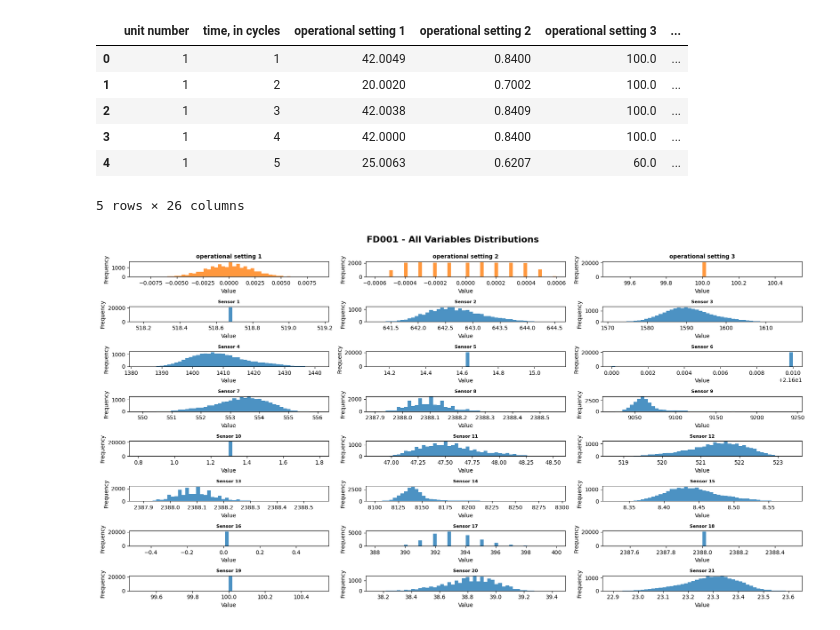
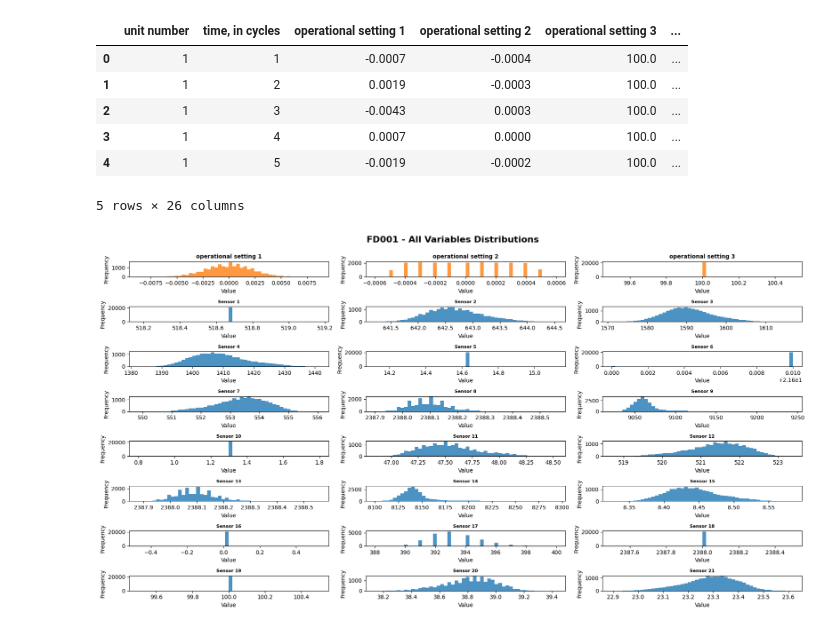
Before and after one commit to aminhm/NASA-Turbofan-A2, a Jupyter notebook: data distribution.ipynb, the cells around one changed output. Cells and saved outputs as stored; diff of their text form; code cells hidden in the pictures.

```diff
--- a/data distribution.ipynb
+++ b/data distribution.ipynb
@@ -3,35 +3,30 @@ import os
 import pandas as pd
 import matplotlib.pyplot as plt
 # %%
-
-
-# === Setup ===
-DATA_DIR = "data"
+data_dir = "data"
 datasets = ["FD001", "FD002", "FD003", "FD004"]
 
 columns = [
     "unit number",
     "time, in cycles",
     "operational setting 1",
     "operational setting 2",
     "operational setting 3",
     *(f"sensor measurement {i}" for i in range(1, 22)),
 ]
 
-# === Load all datasets into dictionary ===
 train_sets = {}
 for ds in datasets:
-    path = os.path.join(DATA_DIR, f"train_{ds}.txt")
+    path = os.path.join(data_dir, f"train_{ds}.txt")
     train_sets[ds] = pd.read_csv(path, sep="\s+", header=None, names=columns)
 
-
-train_sets["FD004"].head()
+train_sets["FD001"].head()
 # %% [output]
 |  | unit number | time, in cycles | operational setting 1 | operational setting 2 | operational setting 3 | ... |
-| 0 | 1 | 1 | 42.0049 | 0.8400 | 100.0 | ... |
-| 1 | 1 | 2 | 20.0020 | 0.7002 | 100.0 | ... |
-| 2 | 1 | 3 | 42.0038 | 0.8409 | 100.0 | ... |
-| 3 | 1 | 4 | 42.0000 | 0.8400 | 100.0 | ... |
-| 4 | 1 | 5 | 25.0063 | 0.6207 | 60.0 | ... |
+| 0 | 1 | 1 | -0.0007 | -0.0004 | 100.0 | ... |
+| 1 | 1 | 2 | 0.0019 | -0.0003 | 100.0 | ... |
+| 2 | 1 | 3 | -0.0043 | 0.0003 | 100.0 | ... |
+| 3 | 1 | 4 | 0.0007 | 0.0000 | 100.0 | ... |
+| 4 | 1 | 5 | -0.0019 | -0.0002 | 100.0 | ... |
 5 rows × 26 columns
 # %%
```
Also changed, not shown: parts of 1 cell of this notebook.
